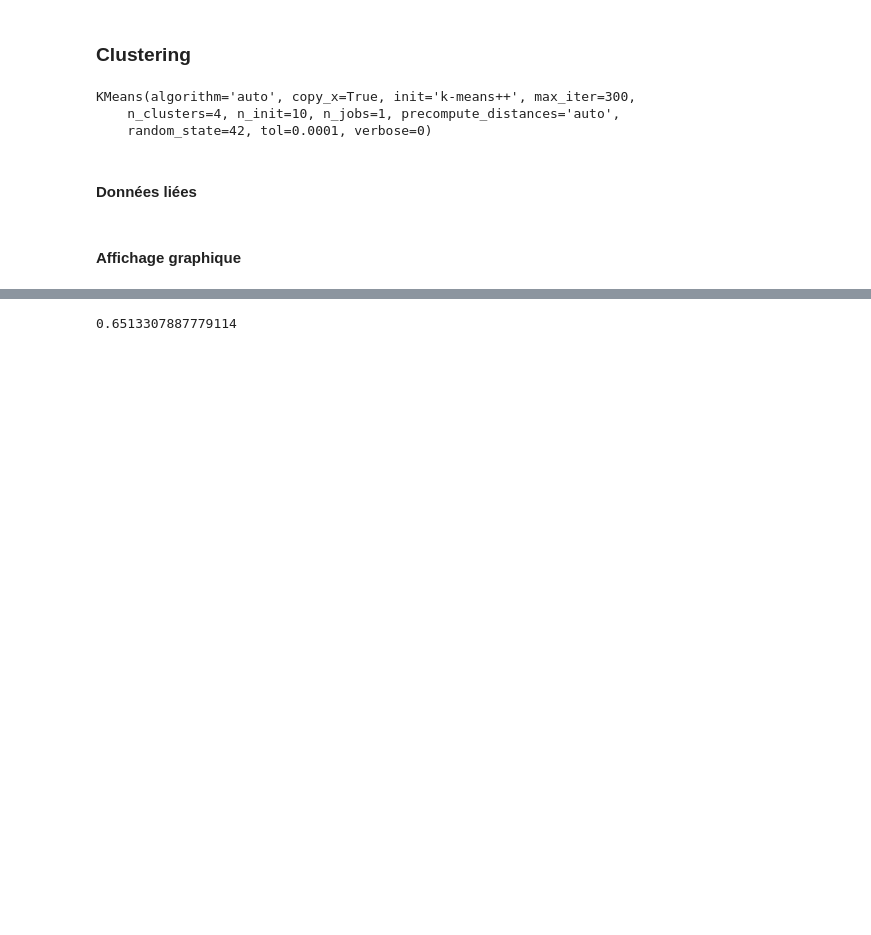
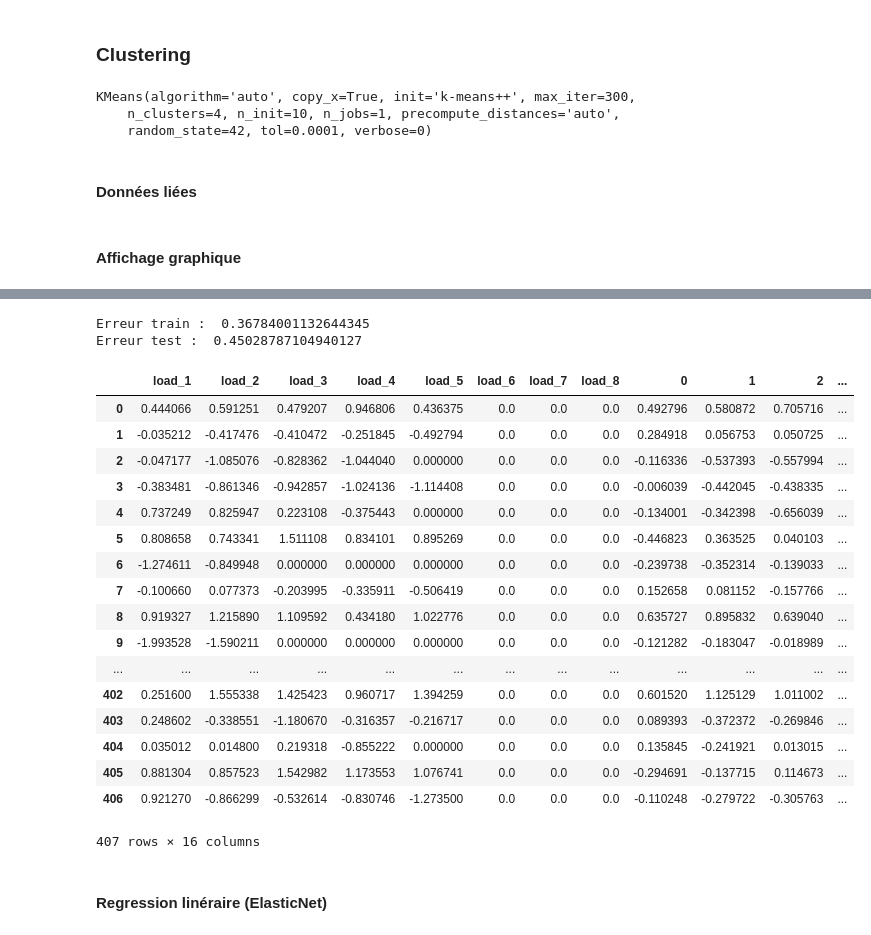
Before and after one commit to brouailalexandre/pesage-par-pont, a Jupyter notebook: Jupyter notebook/Conversion fichier txt.ipynb, the cells around one changed output, grey strips where cells are left out. Saved outputs shown, nothing was run; the diff lists cells and outputs as text; code cells hidden in the pictures; blank space fills up the shorter version.

```diff
--- a/Jupyter notebook/Conversion fichier txt.ipynb
+++ b/Jupyter notebook/Conversion fichier txt.ipynb
@@ -174,7 +232,35 @@ clf.fit(X_train, y_train)
 # %%
-predicted = clf.predict(X_train)
+pred_X_train = clf.predict(X_train)
+pred_X_test = clf.predict(X_test)
-# %%
-# Score Train
-mean_squared_error(y_train, predicted)
-# %% [output]
-0.6513307887779114
+# %%
+# Score Train
+print("Erreur train : ", mean_squared_error(y_train, pred_X_train))
+# Score Test
+print("Erreur test : ", mean_squared_error(y_test, pred_X_test))
+# %% [output]
+Erreur train :  0.36784001132644345
+Erreur test :  0.45028787104940127
+# %%
+# Concat y_test | ^y_test
+pd.concat([y_test.reset_index(drop=True), pd.DataFrame(pred_X_test)], axis=1)
+# %% [output]
+|  | load_1 | load_2 | load_3 | load_4 | load_5 | load_6 | load_7 | load_8 | 0 | 1 | 2 | ... |
+| 0 | 0.444066 | 0.591251 | 0.479207 | 0.946806 | 0.436375 | 0.0 | 0.0 | 0.0 | 0.492796 | 0.580872 | 0.705716 | ... |
+| 1 | -0.035212 | -0.417476 | -0.410472 | -0.251845 | -0.492794 | 0.0 | 0.0 | 0.0 | 0.284918 | 0.056753 | 0.050725 | ... |
+| 2 | -0.047177 | -1.085076 | -0.828362 | -1.044040 | 0.000000 | 0.0 | 0.0 | 0.0 | -0.116336 | -0.537393 | -0.557994 | ... |
+| 3 | -0.383481 | -0.861346 | -0.942857 | -1.024136 | -1.114408 | 0.0 | 0.0 | 0.0 | -0.006039 | -0.442045 | -0.438335 | ... |
+| 4 | 0.737249 | 0.825947 | 0.223108 | -0.375443 | 0.000000 | 0.0 | 0.0 | 0.0 | -0.134001 | -0.342398 | -0.656039 | ... |
+| 5 | 0.808658 | 0.743341 | 1.511108 | 0.834101 | 0.895269 | 0.0 | 0.0 | 0.0 | -0.446823 | 0.363525 | 0.040103 | ... |
+| 6 | -1.274611 | -0.849948 | 0.000000 | 0.000000 | 0.000000 | 0.0 | 0.0 | 0.0 | -0.239738 | -0.352314 | -0.139033 | ... |
+| 7 | -0.100660 | 0.077373 | -0.203995 | -0.335911 | -0.506419 | 0.0 | 0.0 | 0.0 | 0.152658 | 0.081152 | -0.157766 | ... |
+| 8 | 0.919327 | 1.215890 | 1.109592 | 0.434180 | 1.022776 | 0.0 | 0.0 | 0.0 | 0.635727 | 0.895832 | 0.639040 | ... |
+| 9 | -1.993528 | -1.590211 | 0.000000 | 0.000000 | 0.000000 | 0.0 | 0.0 | 0.0 | -0.121282 | -0.183047 | -0.018989 | ... |
+| ... | ... | ... | ... | ... | ... | ... | ... | ... | ... | ... | ... | ... |
+| 402 | 0.251600 | 1.555338 | 1.425423 | 0.960717 | 1.394259 | 0.0 | 0.0 | 0.0 | 0.601520 | 1.125129 | 1.011002 | ... |
+| 403 | 0.248602 | -0.338551 | -1.180670 | -0.316357 | -0.216717 | 0.0 | 0.0 | 0.0 | 0.089393 | -0.372372 | -0.269846 | ... |
+| 404 | 0.035012 | 0.014800 | 0.219318 | -0.855222 | 0.000000 | 0.0 | 0.0 | 0.0 | 0.135845 | -0.241921 | 0.013015 | ... |
+| 405 | 0.881304 | 0.857523 | 1.542982 | 1.173553 | 1.076741 | 0.0 | 0.0 | 0.0 | -0.294691 | -0.137715 | 0.114673 | ... |
+| 406 | 0.921270 | -0.866299 | -0.532614 | -0.830746 | -1.273500 | 0.0 | 0.0 | 0.0 | -0.110248 | -0.279722 | -0.305763 | ... |
+407 rows × 16 columns
+# %% [markdown]
+#### Regression linéraire (ElasticNet)
```
Also changed, not shown: parts of 34 cells of this notebook, 1 other file.
